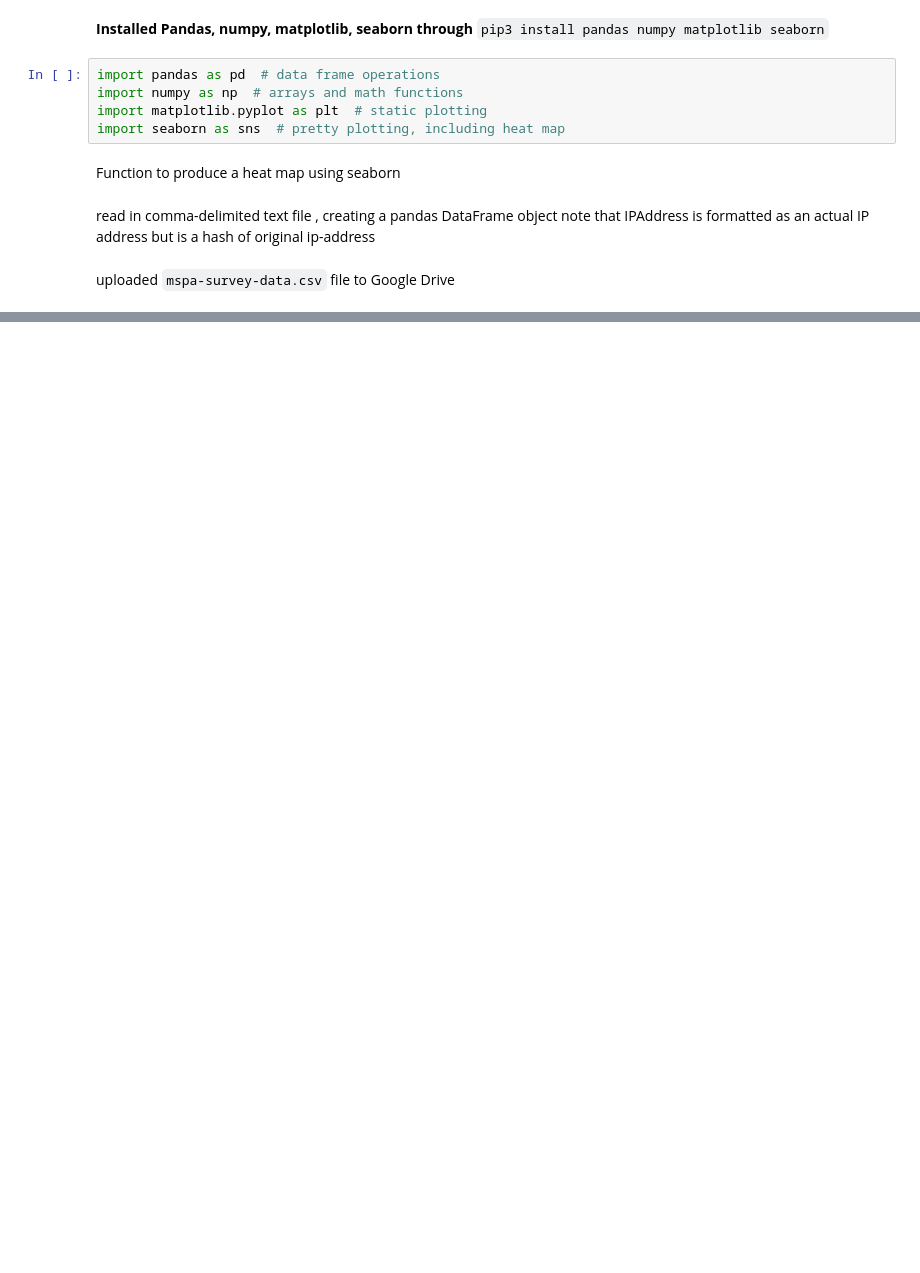
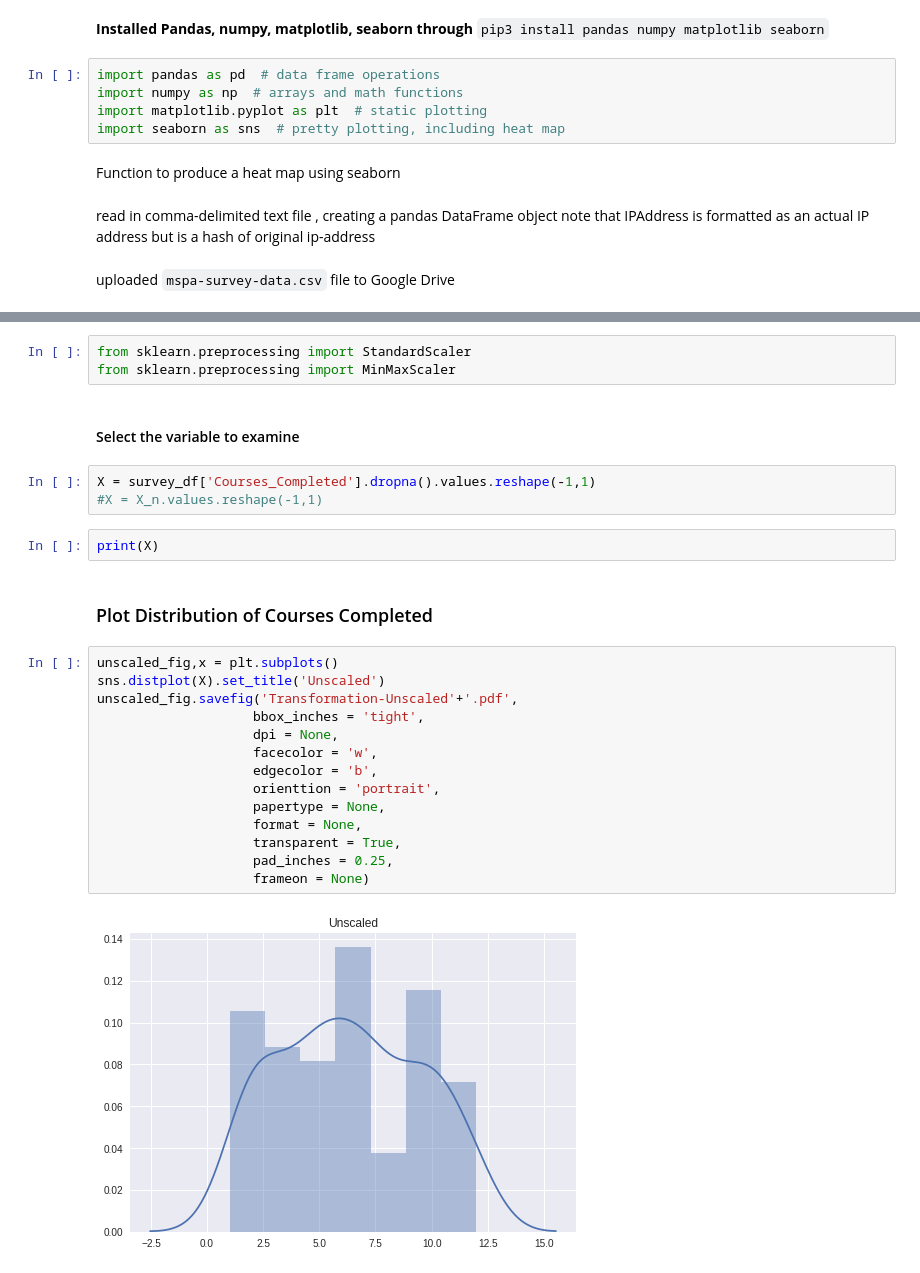
Before and after one commit to DataScience-RajKapoor/ds_422, a Jupyter notebook: MSDS422_Assignment1_KapoorRaj.ipynb, the cells around one changed output, grey strips where cells are left out. Cells and saved outputs as stored; diff of their text form; blank space fills up the shorter version.

```diff
--- a/MSDS422_Assignment1_KapoorRaj.ipynb
+++ b/MSDS422_Assignment1_KapoorRaj.ipynb
@@ -20,0 +337,28 @@ valid_su
+# %%
+from sklearn.preprocessing import StandardScaler
+from sklearn.preprocessing import MinMaxScaler
+# %% [markdown]
+#### Select the variable to examine
+# %%
+X = survey_df['Courses_Completed'].dropna().values.reshape(-1,1)
+#X = X_n.values.reshape(-1,1)
+# %%
+print(X)
+# %% [markdown]
+### Plot Distribution of Courses Completed
+# %%
+unscaled_fig,x = plt.subplots()
+sns.distplot(X).set_title('Unscaled')
+unscaled_fig.savefig('Transformation-Unscaled'+'.pdf',
+                    bbox_inches = 'tight',
+                    dpi = None,
+                    facecolor = 'w',
+                    edgecolor = 'b',
+                    orienttion = 'portrait',
+                    papertype = None,
+                    format = None,
+                    transparent = True,
+                    pad_inches = 0.25,
+                    frameon = None)
+# %% [output]
+[figure, added]
```
Also changed, not shown: parts of 46 cells of this notebook.
